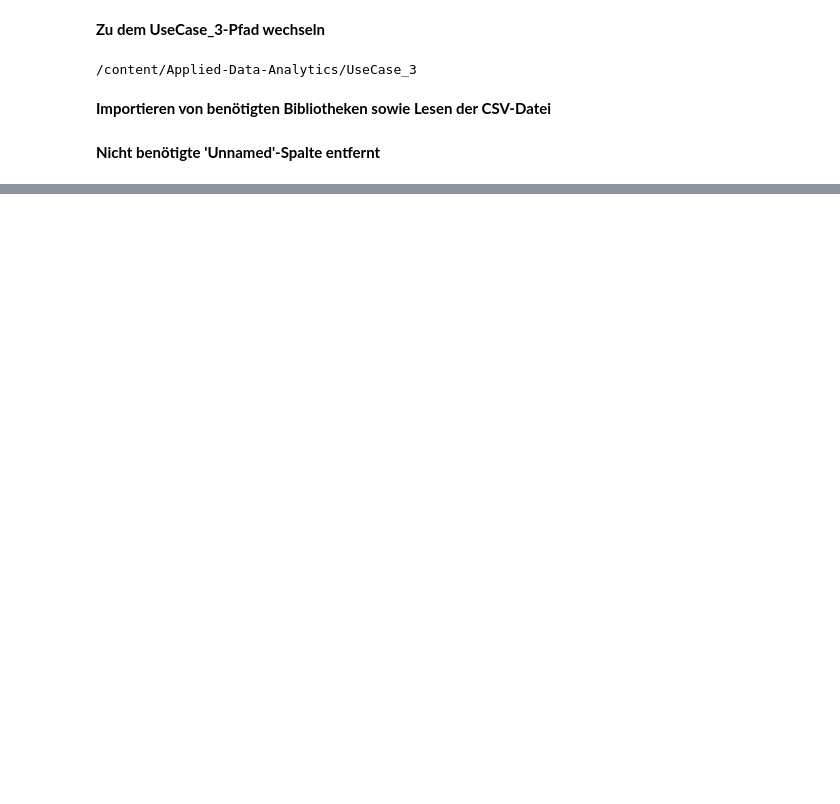
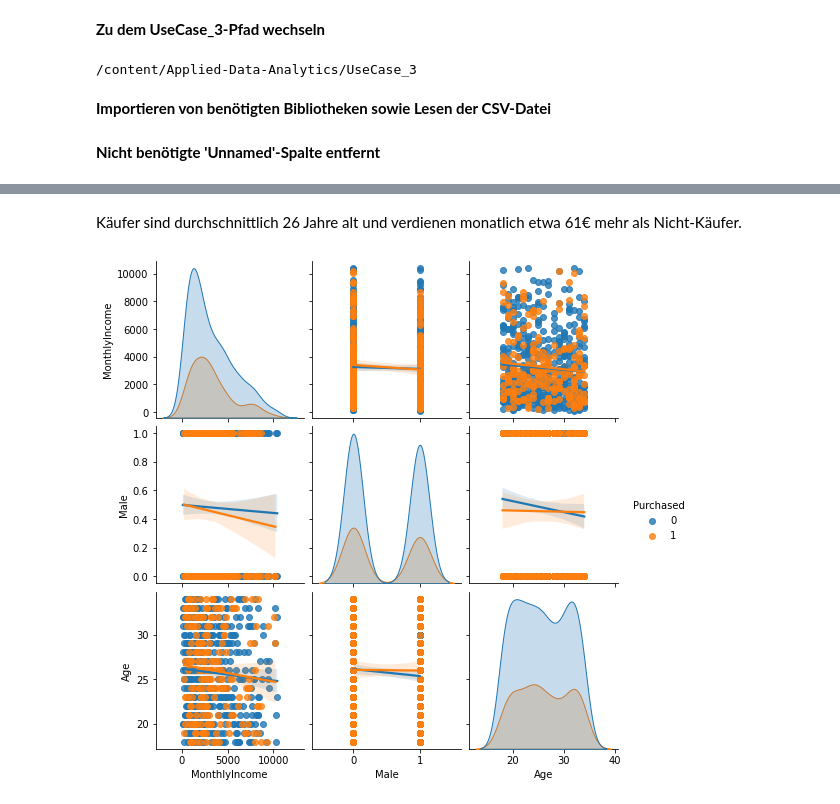
Before and after one commit to Aaron-David-HdM/Applied-Data-Analytics, a Jupyter notebook: UseCase_3/Durchfuehrung der Klassifikationsanalyse.ipynb, the cells around one changed output, grey strips where cells are left out. Cells and saved outputs as stored; diff of their text form; code cells hidden in the pictures; blank space fills up the shorter version.

```diff
--- a/UseCase_3/Durchfuehrung der Klassifikationsanalyse.ipynb
+++ b/UseCase_3/Durchfuehrung der Klassifikationsanalyse.ipynb
@@ -39,0 +49,3 @@ Name: Purchased, dtype: int64
+# %%
+X = df.drop(columns=['Purchased'])
+y = df.Purchased
@@ -39,0 +54,2 @@ Name: Purchased, dtype: int64
+# %%
+X_train, X_test, y_train, y_test = train_test_split(X, y, test_size=0.3, random_state = 1834)
@@ -39,0 +58,5 @@ Name: Purchased, dtype: int64
+# %%
+train_dataset = pd.DataFrame(X_train).copy()
+train_dataset['Purchased'] = pd.DataFrame(y_train)
+
+train_dataset
@@ -39,0 +107,6 @@ Name: Purchased, dtype: int64
+# %% [markdown]
+Käufer sind durchschnittlich 26 Jahre alt und verdienen monatlich etwa 61€ mehr als Nicht-Käufer.
+# %%
+sns.pairplot(hue='Purchased', kind="reg", diag_kind="kde", data=train_dataset);
+# %% [output]
+[figure, added]
```
Also changed, not shown: parts of 13 cells of this notebook.
